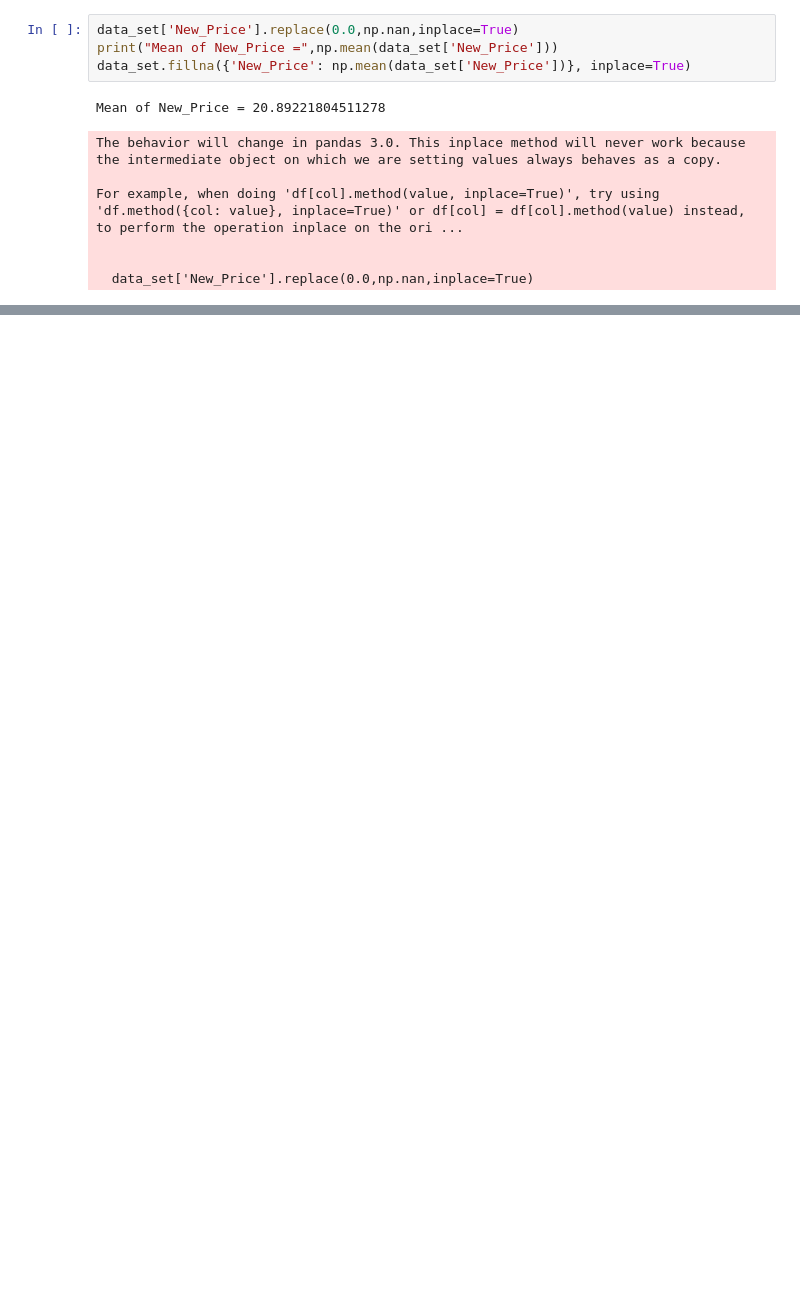
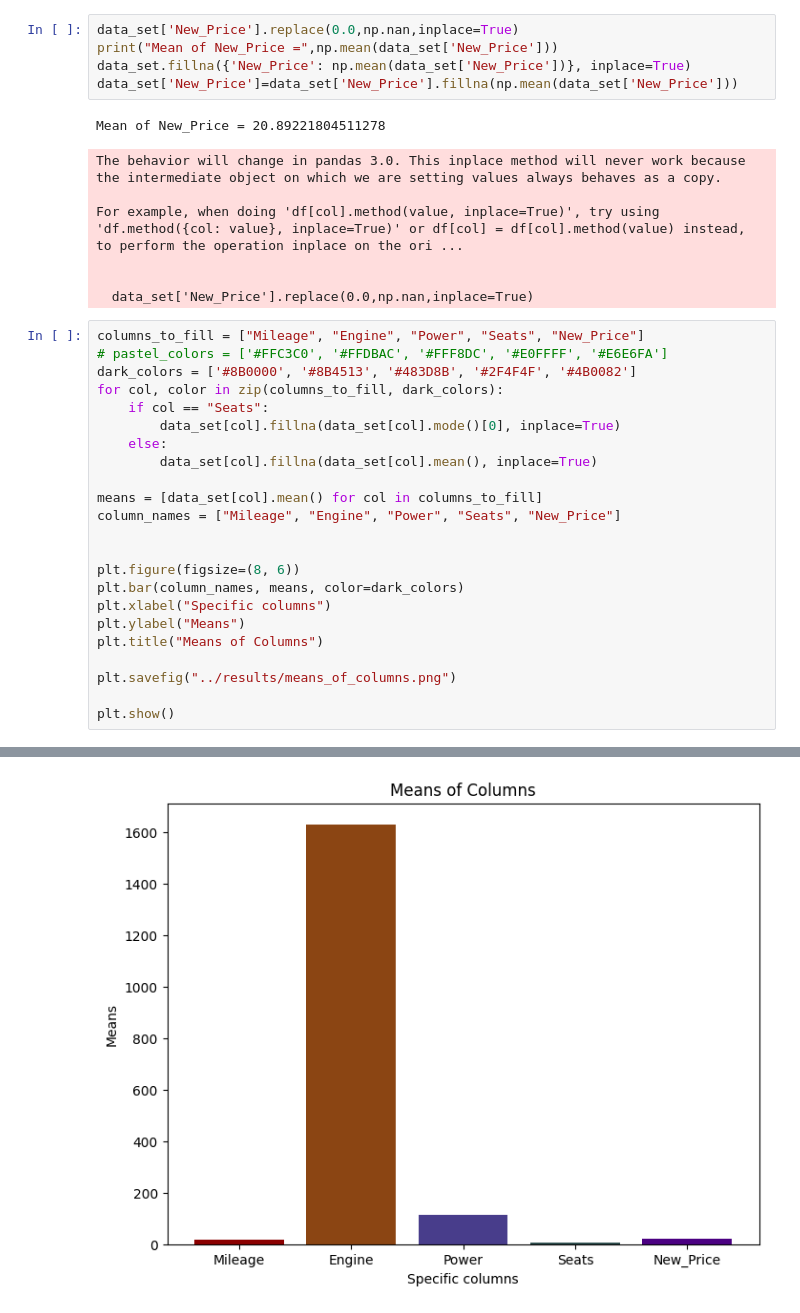
Before and after one commit to GauravBachu/PDS_Assignment-2, a Jupyter notebook: src/solution.ipynb, the cells around one changed output, grey strips where cells are left out. Saved outputs shown, nothing was run; the diff lists cells and outputs as text; blank space fills up the shorter version.

Commit message:
Mean of columns Summary

```diff
--- a/src/solution.ipynb
+++ b/src/solution.ipynb
@@ -151,6 +151,7 @@ For example, when doing 'df[col].method(value, inplace=True)', try using 'df.met
 data_set['New_Price'].replace(0.0,np.nan,inplace=True)
 print("Mean of New_Price =",np.mean(data_set['New_Price']))
 data_set.fillna({'New_Price': np.mean(data_set['New_Price'])}, inplace=True)
+data_set['New_Price']=data_set['New_Price'].fillna(np.mean(data_set['New_Price']))
 # %% [output]
 Mean of New_Price = 20.89221804511278
 The behavior will change in pandas 3.0. This inplace method will never work because the intermediate object on which we are setting values always behaves as a copy.
@@ -159,3 +160,27 @@ For example, when doing 'df[col].method(value, inplace=True)', try using 'df.met
 
 
   data_set['New_Price'].replace(0.0,np.nan,inplace=True)
+# %%
+columns_to_fill = ["Mileage", "Engine", "Power", "Seats", "New_Price"]
+# pastel_colors = ['#FFC3C0', '#FFDBAC', '#FFF8DC', '#E0FFFF', '#E6E6FA']
+dark_colors = ['#8B0000', '#8B4513', '#483D8B', '#2F4F4F', '#4B0082']
+for col, color in zip(columns_to_fill, dark_colors):
+    if col == "Seats":
+        data_set[col].fillna(data_set[col].mode()[0], inplace=True)
+    else:
+        data_set[col].fillna(data_set[col].mean(), inplace=True)
+
+means = [data_set[col].mean() for col in columns_to_fill]
+column_names = ["Mileage", "Engine", "Power", "Seats", "New_Price"]
+
+
+plt.figure(figsize=(8, 6))
+plt.bar(column_names, means, color=dark_colors)
+plt.xlabel("Specific columns")
+plt.ylabel("Means")
+plt.title("Means of Columns")
+
+plt.savefig("../results/means_of_columns.png")
+
+plt.show()
+# %% [output]
@@ -161,0 +199 @@ For example, when doing 'df[col].method(value, inplace=True)', try using 'df.met
+[figure, added]
```
Also changed, not shown: parts of 3 cells of this notebook, 2 other files.
